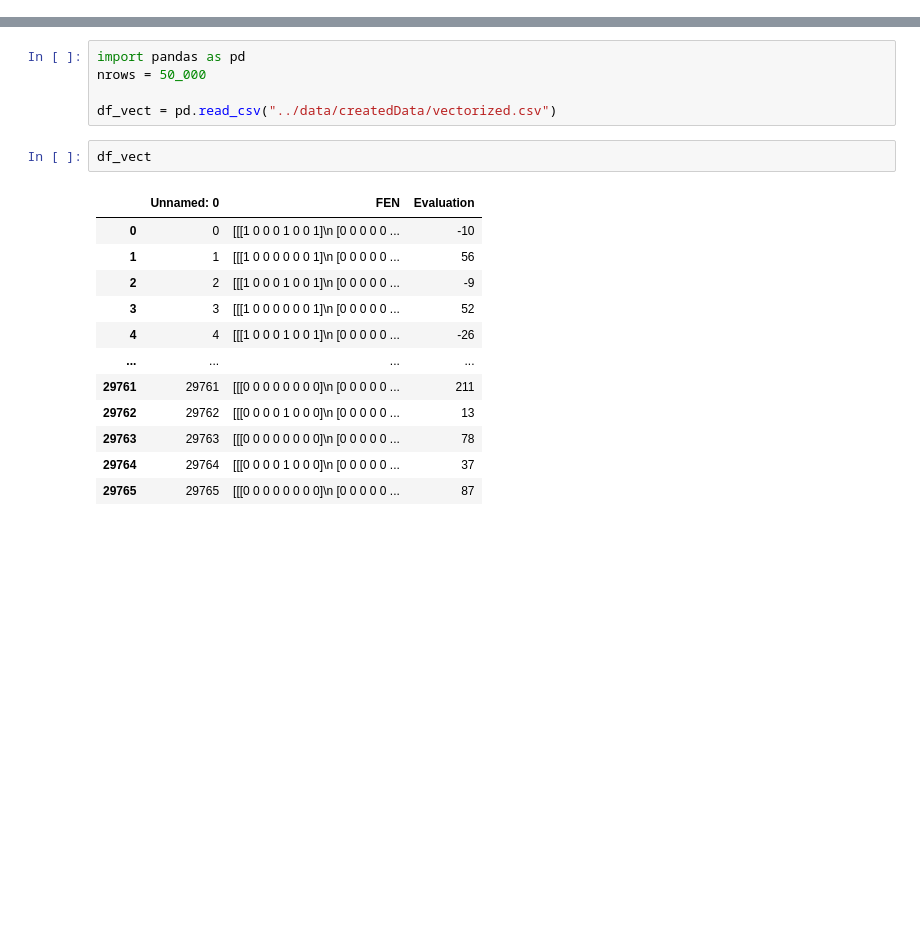
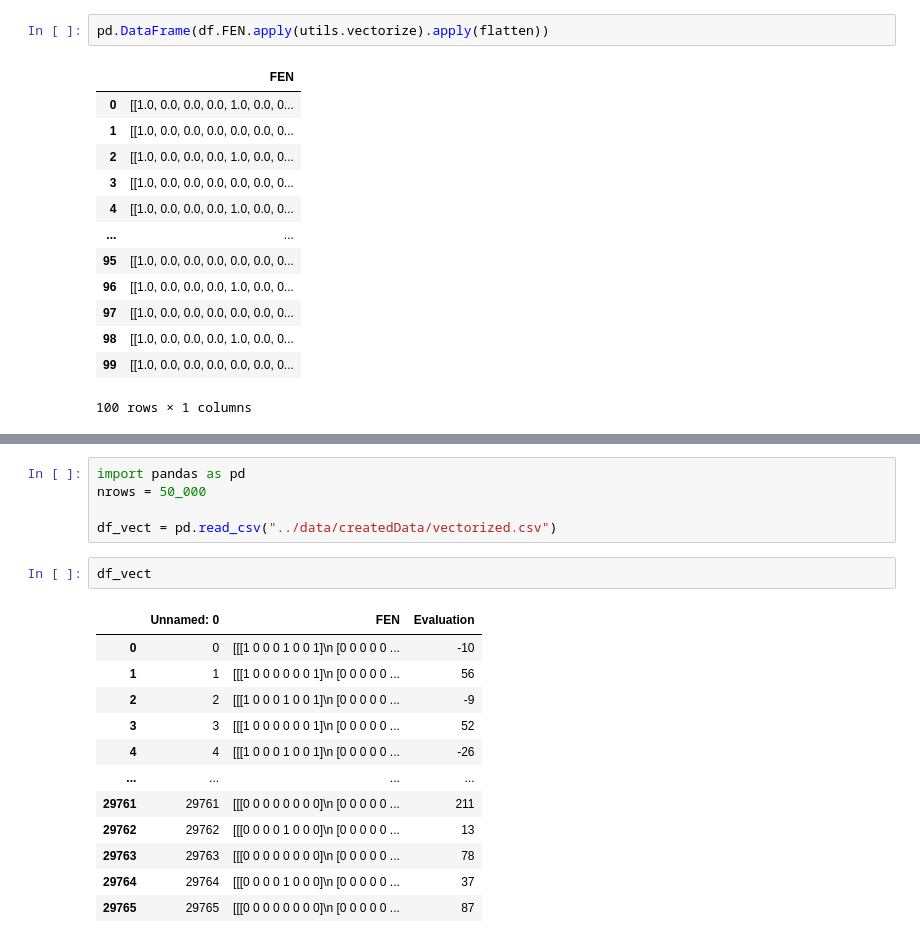
Before and after one commit to msaad02/final-project-ai-ml, a Jupyter notebook: final/test csv.ipynb, the cells around one changed output, grey strips where cells are left out. Cells and saved outputs as stored; diff of their text form; blank space fills up the shorter version.

```diff
--- a/final/test csv.ipynb
+++ b/final/test csv.ipynb
@@ -5,0 +33,16 @@ df = pd.read_csv("../data/kaggleDataset/chessData.csv", nrows=nrows, dtype={'FEN
+# %%
+pd.DataFrame(df.FEN.apply(utils.vectorize).apply(flatten))
+# %% [output]
+|  | FEN |
+| 0 | [[1.0, 0.0, 0.0, 0.0, 1.0, 0.0, 0... |
+| 1 | [[1.0, 0.0, 0.0, 0.0, 0.0, 0.0, 0... |
+| 2 | [[1.0, 0.0, 0.0, 0.0, 1.0, 0.0, 0... |
+| 3 | [[1.0, 0.0, 0.0, 0.0, 0.0, 0.0, 0... |
+| 4 | [[1.0, 0.0, 0.0, 0.0, 1.0, 0.0, 0... |
+| ... | ... |
+| 95 | [[1.0, 0.0, 0.0, 0.0, 0.0, 0.0, 0... |
+| 96 | [[1.0, 0.0, 0.0, 0.0, 1.0, 0.0, 0... |
+| 97 | [[1.0, 0.0, 0.0, 0.0, 0.0, 0.0, 0... |
+| 98 | [[1.0, 0.0, 0.0, 0.0, 1.0, 0.0, 0... |
+| 99 | [[1.0, 0.0, 0.0, 0.0, 0.0, 0.0, 0... |
+100 rows × 1 columns
```
Also changed, not shown: parts of 7 cells of this notebook, 2 other files.
